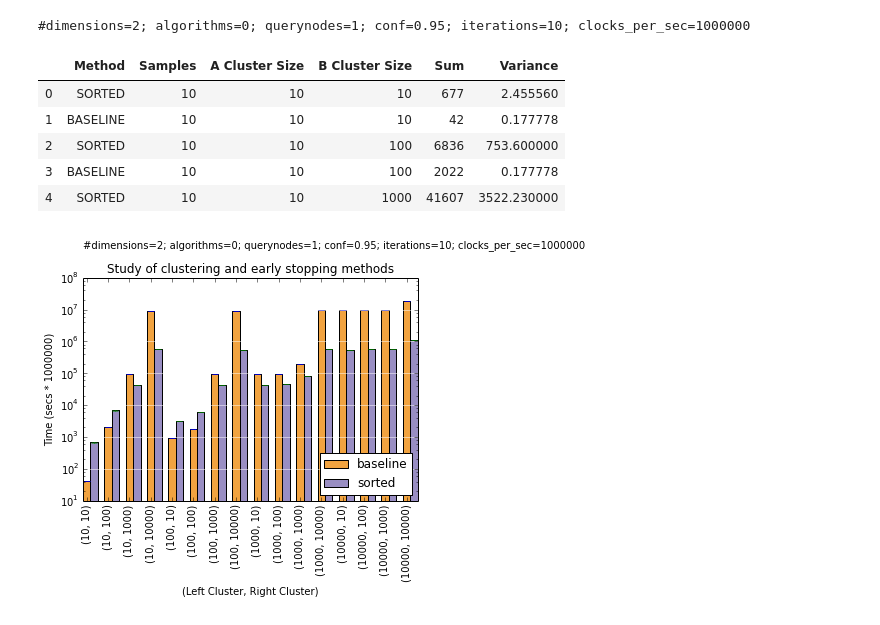
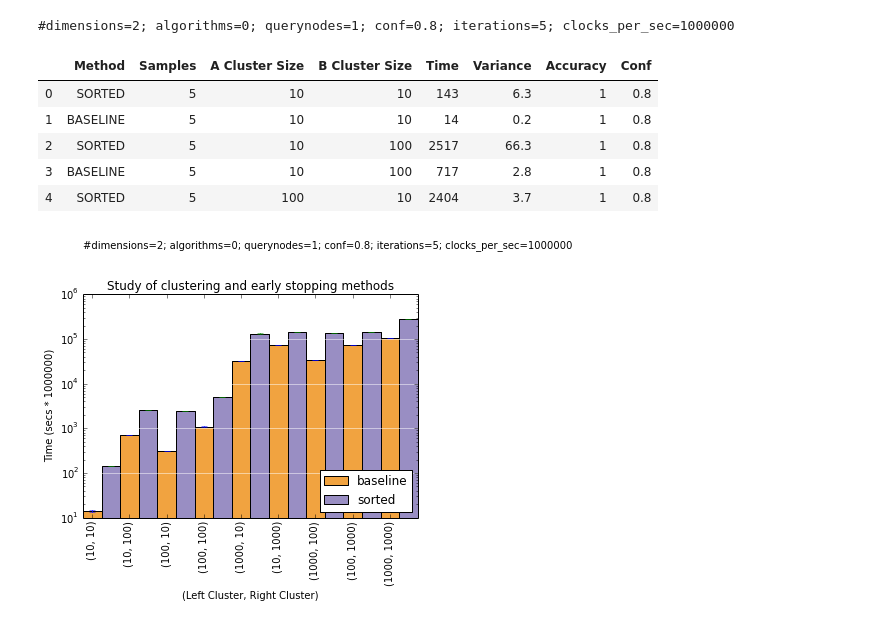
Before and after one commit to cegme/qdstreaming, a Jupyter notebook: code/c/clusteringtest.ipynb, the cells around one changed output. Saved outputs shown, nothing was run; the diff lists cells and outputs as text; code cells hidden in the pictures.

Commit message:
Fixed the accuracy problem now getting proper results!

```diff
--- a/code/c/clusteringtest.ipynb
+++ b/code/c/clusteringtest.ipynb
@@ -10,5 +32,5 @@ import pandas as pd
 # %%
-filename = "sortedtest2.csv"
+filename = "sortedtest6.csv"
 
 # Read params
 params = ""
@@ -21,33 +43,35 @@ print(params)
 test = pd.read_csv(filename, header=1)
 test.head()
 # %% [output]
-#dimensions=2; algorithms=0; querynodes=1; conf=0.95; iterations=10; clocks_per_sec=1000000
+#dimensions=2; algorithms=0; querynodes=1; conf=0.8; iterations=5; clocks_per_sec=1000000
-|  | Method | Samples | A Cluster Size | B Cluster Size | Sum | Variance |
-| 0 | SORTED | 10 | 10 | 10 | 677 | 2.455560 |
-| 1 | BASELINE | 10 | 10 | 10 | 42 | 0.177778 |
-| 2 | SORTED | 10 | 10 | 100 | 6836 | 753.600000 |
-| 3 | BASELINE | 10 | 10 | 100 | 2022 | 0.177778 |
-| 4 | SORTED | 10 | 10 | 1000 | 41607 | 3522.230000 |
+|  | Method | Samples | A Cluster Size | B Cluster Size | Time | Variance | Accuracy | Conf |
+| 0 | SORTED | 5 | 10 | 10 | 143 | 6.3 | 1 | 0.8 |
+| 1 | BASELINE | 5 | 10 | 10 | 14 | 0.2 | 1 | 0.8 |
+| 2 | SORTED | 5 | 10 | 100 | 2517 | 66.3 | 1 | 0.8 |
+| 3 | BASELINE | 5 | 10 | 100 | 717 | 2.8 | 1 | 0.8 |
+| 4 | SORTED | 5 | 100 | 10 | 2404 | 3.7 | 1 | 0.8 |
 # %%
 # Get the data
 xbaseline = filter(lambda x: x[1] == "BASELINE", test.itertuples())
 xsorted = filter(lambda x: x[1] == "SORTED", test.itertuples())
 
 ind = np.arange(len(test)/2)
-width = 0.35
+width = 0.5
 
 # Ticks
 plt.xticks(ind+width/2, map(lambda x: (x[3],x[4]), xsorted), rotation=90)
 
 # Lables
 plt.title("Study of clustering and early stopping methods")
 plt.ylabel("Time (secs * 1000000)")
 plt.xlabel("(Left Cluster, Right Cluster)")
 
 plt.annotate(params, xy=(0,200), xycoords='data', textcoords='offset points')
-p1 = plt.bar(ind, map(lambda x: x[5], xbaseline), width, color='#f1a340', yerr=map(lambda x: sqrt(float(x[6])), xbaseline), log=True)
-p2 = plt.bar(ind+width, map(lambda x: x[5], xsorted), width, color='#998ec3', yerr=map(lambda x: sqrt(float(x[6])), xsorted), log=True)
+p1 = plt.bar(ind, map(lambda x: x[5], xbaseline), width, color='#f1a340',\
+             yerr=map(lambda x: sqrt(float(x[6])), xbaseline), log=True)
+p2 = plt.bar(ind+width, map(lambda x: x[5], xsorted), width, color='#998ec3',\
+             yerr=map(lambda x: sqrt(float(x[6])), xsorted), log=True)
 plt.legend((p1[0], p2[0]), ('baseline', 'sorted'), loc=4)
 plt.grid(axis = 'y', color ='white', linestyle='-')
 # %% [output]
-[figure, old version]
+[figure, new version]
```
Also changed, not shown: parts of 5 cells of this notebook, 2 other files.
